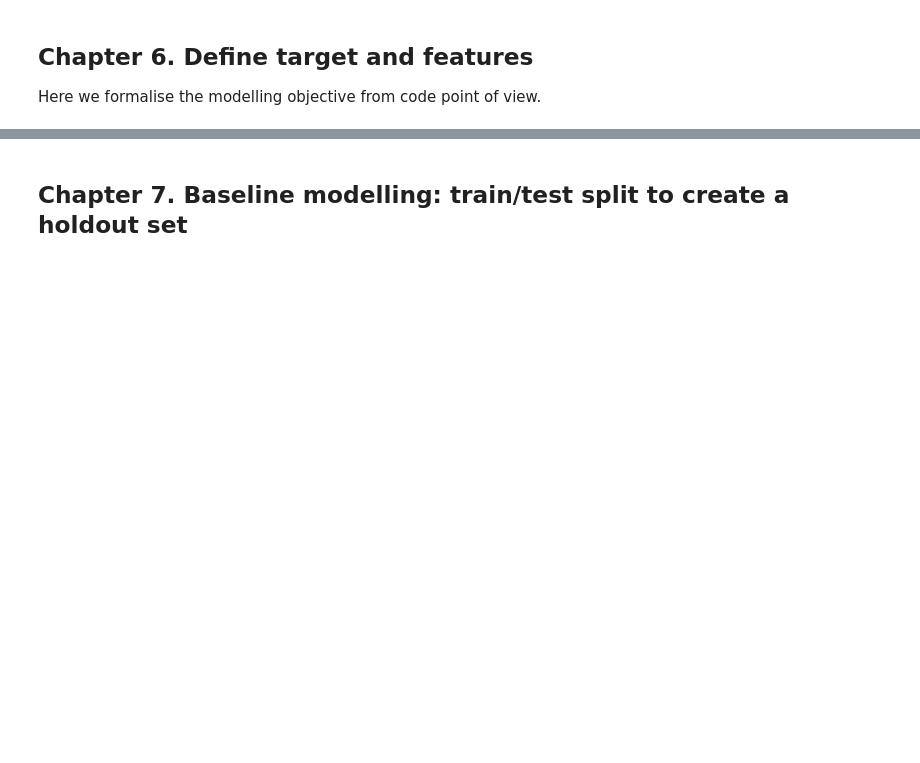
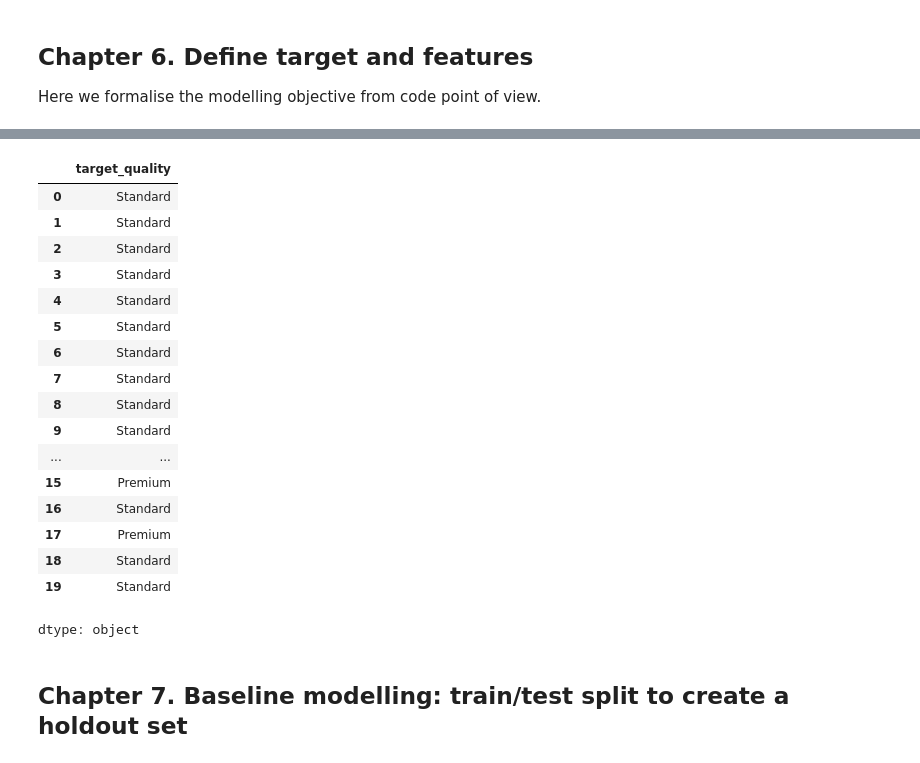
Before and after one commit to alpie13-blip/ADALL_github, a Jupyter notebook: ADALL/4641601C_ADALL_Project.ipynb, the cells around one changed output, grey strips where cells are left out. Saved outputs shown, nothing was run; the diff lists cells and outputs as text; code cells hidden in the pictures; blank space fills up the shorter version.

```diff
--- a/ADALL/4641601C_ADALL_Project.ipynb
+++ b/ADALL/4641601C_ADALL_Project.ipynb
@@ -814,3 +574,24 @@ KeyError: "['Price_SGD'] not found in axis"
+# %%
+y.head(20)
+# %% [output]
+|  | target_quality |
+| 0 | Standard |
+| 1 | Standard |
+| 2 | Standard |
+| 3 | Standard |
+| 4 | Standard |
+| 5 | Standard |
+| 6 | Standard |
+| 7 | Standard |
+| 8 | Standard |
+| 9 | Standard |
+| ... | ... |
+| 15 | Premium |
+| 16 | Standard |
+| 17 | Premium |
+| 18 | Standard |
+| 19 | Standard |
+dtype: object
 # %% [markdown]
 
 ## Chapter 7. Baseline modelling: train/test split to create a holdout set
```
Also changed, not shown: parts of 33 cells of this notebook.
